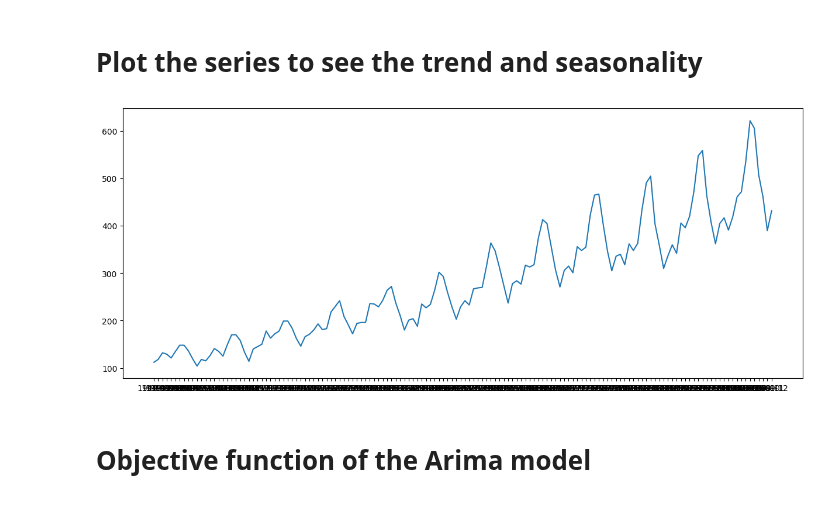
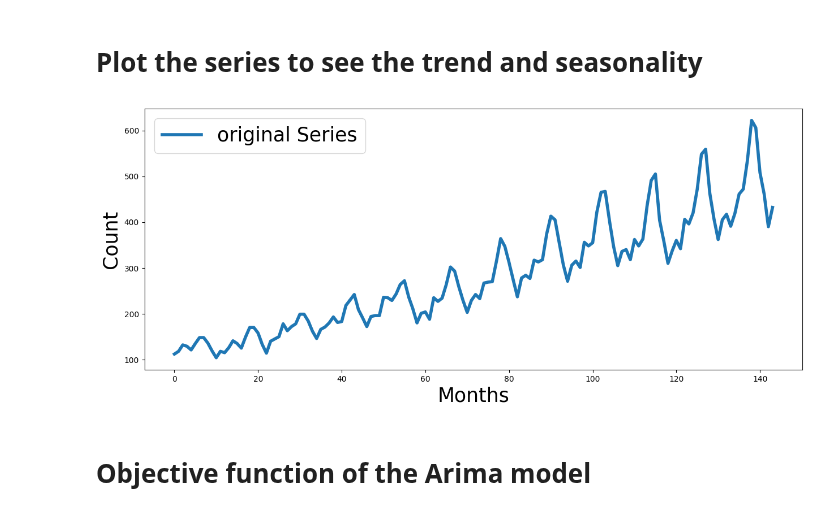
Before and after one commit to ARM-software/mango, a Jupyter notebook: examples/timeseries/ARIMA_Example_1.ipynb, the cells around one changed output. Cells and saved outputs as stored; diff of their text form; code cells hidden in the pictures.

```diff
--- a/examples/timeseries/ARIMA_Example_1.ipynb
+++ b/examples/timeseries/ARIMA_Example_1.ipynb
@@ -22,14 +22,15 @@ df.head()
 # %%
 from matplotlib import pyplot as plt
 f = plt.figure()
 f.set_figwidth(15)
 f.set_figheight(6)
-
-plt.plot(df['Month'], df['#Passengers'])
-
+plt.plot(df['#Passengers'], linewidth = 4, label = "original Series")
+plt.legend(fontsize=25)
+plt.xlabel('Months', fontsize = 25)
+plt.ylabel('Count', fontsize = 25)
 plt.show()
 # %% [output]
-[figure, old version]
+[figure, new version]
 # %%
 # install statsmodels if not done
 #!pip install statsmodels
```
Also changed, not shown: parts of 6 cells of this notebook.
